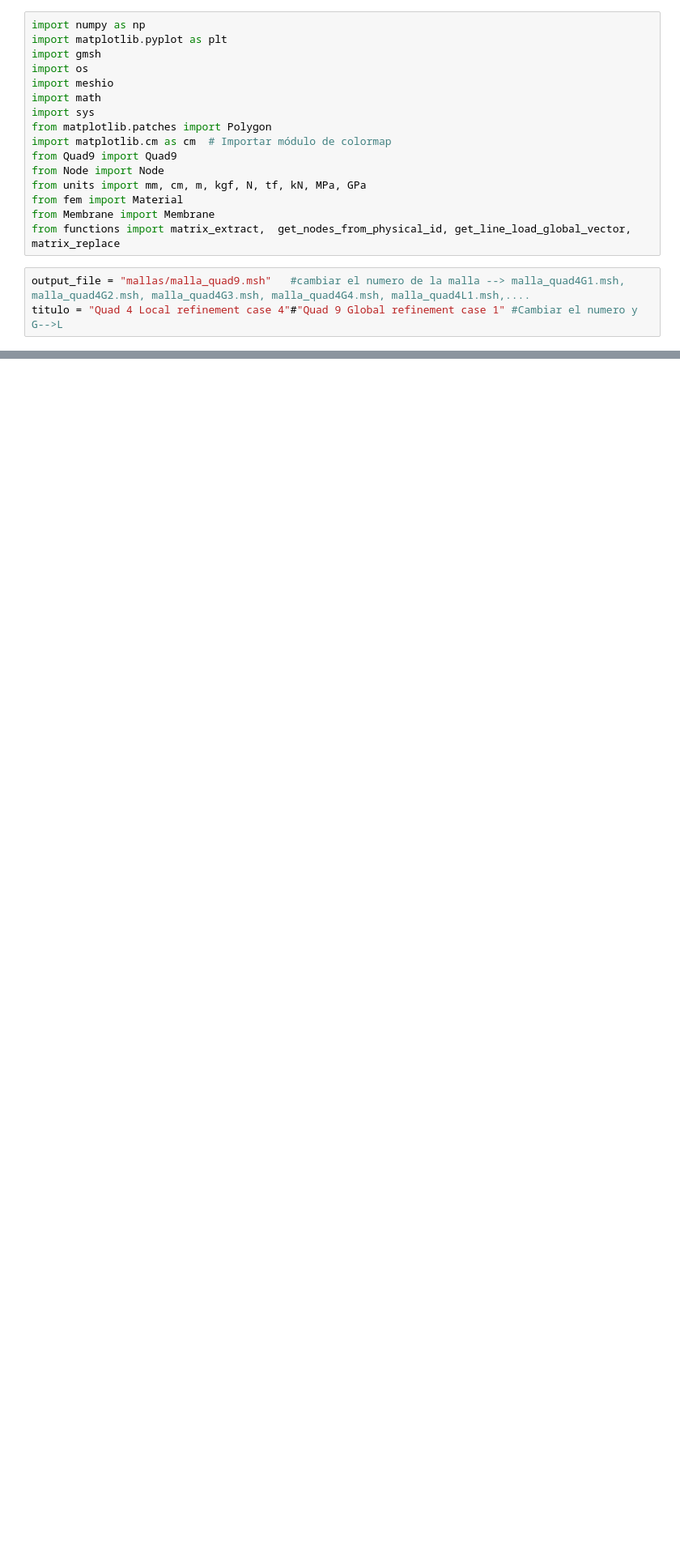
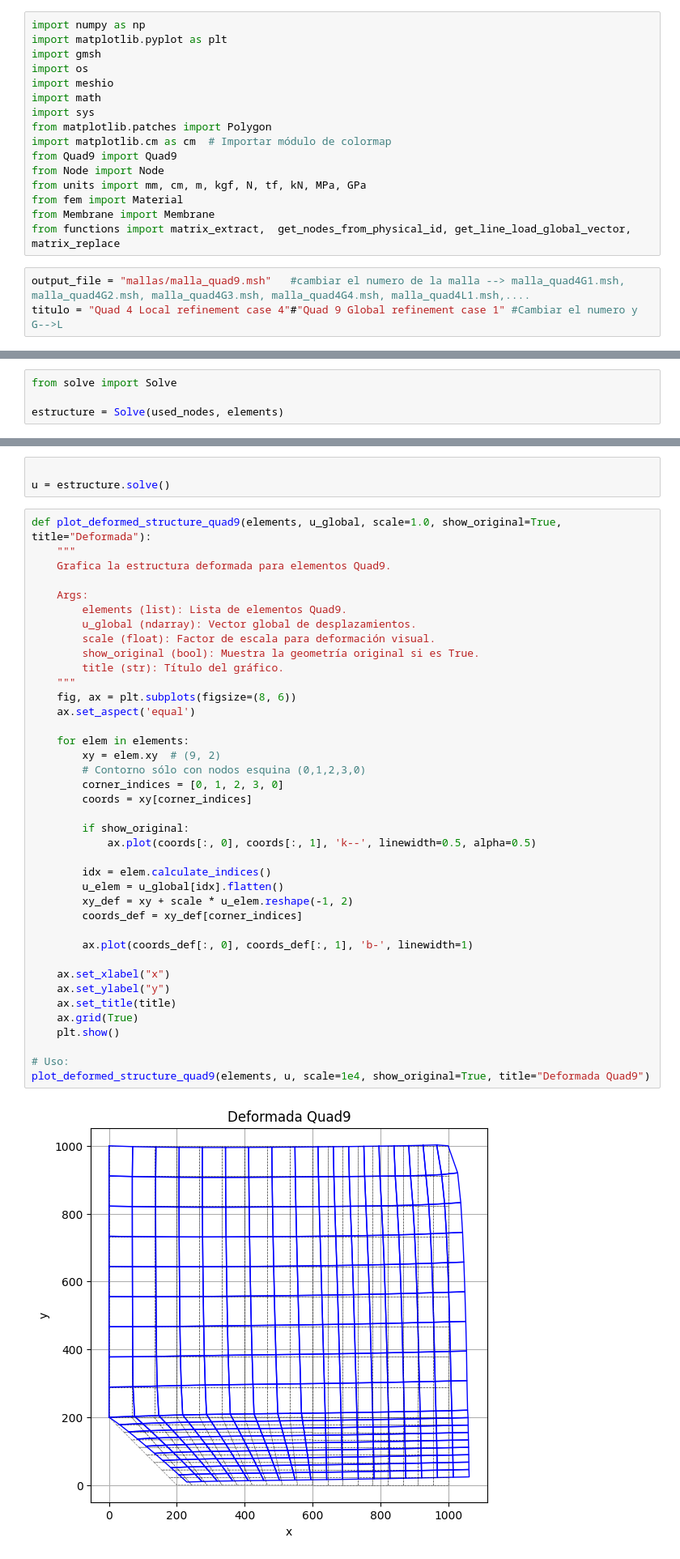
Before and after one commit to berckanala/01-Finite-Element, a Jupyter notebook: Prueba_2/Quad_9/Final_HWquad.ipynb, the cells around one changed output, grey strips where cells are left out. Shown at 81% size. Cells and saved outputs as stored; diff of their text form; blank space fills up the shorter version.

```diff
--- a/Prueba_2/Quad_9/Final_HWquad.ipynb
+++ b/Prueba_2/Quad_9/Final_HWquad.ipynb
@@ -568,0 +248,4 @@ def apply_distributed_force_especial(grupos, elementos, fuerza_total_x):
+# %%
+from solve import Solve
+
+estructure = Solve(used_nodes, elements)
@@ -569,3 +313,47 @@ def apply_distributed_force_especial(grupos, elementos, fuerza_total_x):
+# %%
+
+u = estructure.solve()
+# %%
+def plot_deformed_structure_quad9(elements, u_global, scale=1.0, show_original=True, title="Deformada"):
+    """
+    Grafica la estructura deformada para elementos Quad9.
+
+    Args:
+        elements (list): Lista de elementos Quad9.
+        u_global (ndarray): Vector global de desplazamientos.
+        scale (float): Factor de escala para deformación visual.
+        show_original (bool): Muestra la geometría original si es True.
+        title (str): Título del gráfico.
+    """
+    fig, ax = plt.subplots(figsize=(8, 6))
+    ax.set_aspect('equal')
+
+    for elem in elements:
+        xy = elem.xy  # (9, 2)
+        # Contorno sólo con nodos esquina (0,1,2,3,0)
+        corner_indices = [0, 1, 2, 3, 0]
+        coords = xy[corner_indices]
+
+        if show_original:
+            ax.plot(coords[:, 0], coords[:, 1], 'k--', linewidth=0.5, alpha=0.5)
+
+        idx = elem.calculate_indices()
+        u_elem = u_global[idx].flatten()
+        xy_def = xy + scale * u_elem.reshape(-1, 2)
+        coords_def = xy_def[corner_indices]
+
+        ax.plot(coords_def[:, 0], coords_def[:, 1], 'b-', linewidth=1)
+
+    ax.set_xlabel("x")
+    ax.set_ylabel("y")
+    ax.set_title(title)
+    ax.grid(True)
+    plt.show()
+
+# Uso:
+plot_deformed_structure_quad9(elements, u, scale=1e4, show_original=True, title="Deformada Quad9")
+# %% [output]
+[figure, added]
 # %%
 import numpy as np
 import matplotlib.pyplot as plt
```
Also changed, not shown: parts of 23 cells of this notebook, 14 other files.
